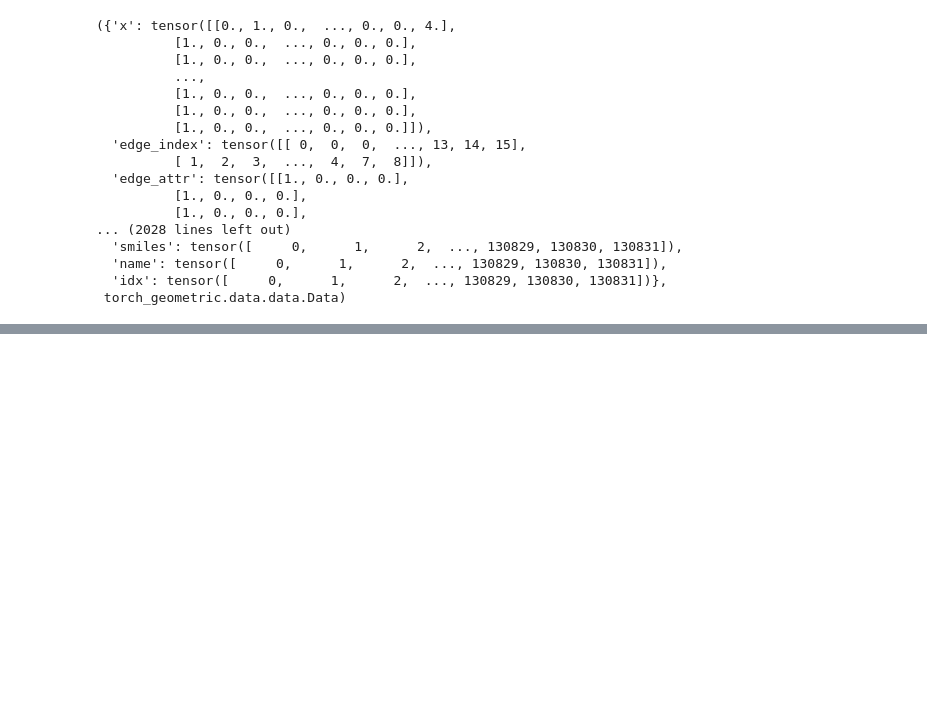
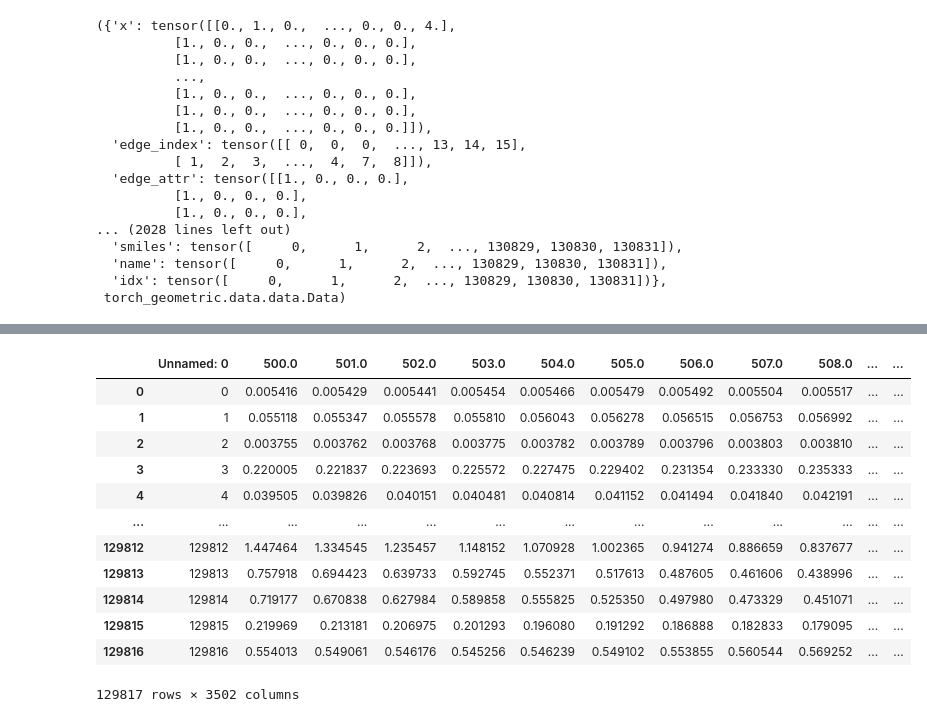
Before and after one commit to pengjuRen99/Pre-training-via-Denoising-hydra-lightning, a Jupyter notebook: load_data.ipynb, the cells around one changed output, grey strips where cells are left out. Drawn from its saved outputs; the diff is of its cells as text; code cells hidden in the pictures; blank space fills up the shorter version.

```diff
--- a/load_data.ipynb
+++ b/load_data.ipynb
@@ -24,0 +49,19 @@ data_list
+# %%
+import pandas as pd
+qm9sp_UV_paths = 'data/QM9SP/raw/ir_boraden.csv'
+qm9sp_UV_list = pd.read_csv(qm9sp_UV_paths)
+qm9sp_UV_list
+# %% [output]
+|  | Unnamed: 0 | 500.0 | 501.0 | 502.0 | 503.0 | 504.0 | 505.0 | 506.0 | 507.0 | 508.0 | ... | ... |
+| 0 | 0 | 0.005416 | 0.005429 | 0.005441 | 0.005454 | 0.005466 | 0.005479 | 0.005492 | 0.005504 | 0.005517 | ... | ... |
+| 1 | 1 | 0.055118 | 0.055347 | 0.055578 | 0.055810 | 0.056043 | 0.056278 | 0.056515 | 0.056753 | 0.056992 | ... | ... |
+| 2 | 2 | 0.003755 | 0.003762 | 0.003768 | 0.003775 | 0.003782 | 0.003789 | 0.003796 | 0.003803 | 0.003810 | ... | ... |
+| 3 | 3 | 0.220005 | 0.221837 | 0.223693 | 0.225572 | 0.227475 | 0.229402 | 0.231354 | 0.233330 | 0.235333 | ... | ... |
+| 4 | 4 | 0.039505 | 0.039826 | 0.040151 | 0.040481 | 0.040814 | 0.041152 | 0.041494 | 0.041840 | 0.042191 | ... | ... |
+| ... | ... | ... | ... | ... | ... | ... | ... | ... | ... | ... | ... | ... |
+| 129812 | 129812 | 1.447464 | 1.334545 | 1.235457 | 1.148152 | 1.070928 | 1.002365 | 0.941274 | 0.886659 | 0.837677 | ... | ... |
+| 129813 | 129813 | 0.757918 | 0.694423 | 0.639733 | 0.592745 | 0.552371 | 0.517613 | 0.487605 | 0.461606 | 0.438996 | ... | ... |
+| 129814 | 129814 | 0.719177 | 0.670838 | 0.627984 | 0.589858 | 0.555825 | 0.525350 | 0.497980 | 0.473329 | 0.451071 | ... | ... |
+| 129815 | 129815 | 0.219969 | 0.213181 | 0.206975 | 0.201293 | 0.196080 | 0.191292 | 0.186888 | 0.182833 | 0.179095 | ... | ... |
+| 129816 | 129816 | 0.554013 | 0.549061 | 0.546176 | 0.545256 | 0.546239 | 0.549102 | 0.553855 | 0.560544 | 0.569252 | ... | ... |
+129817 rows × 3502 columns
```
Also changed, not shown: parts of 3 cells of this notebook, 4 other files.
